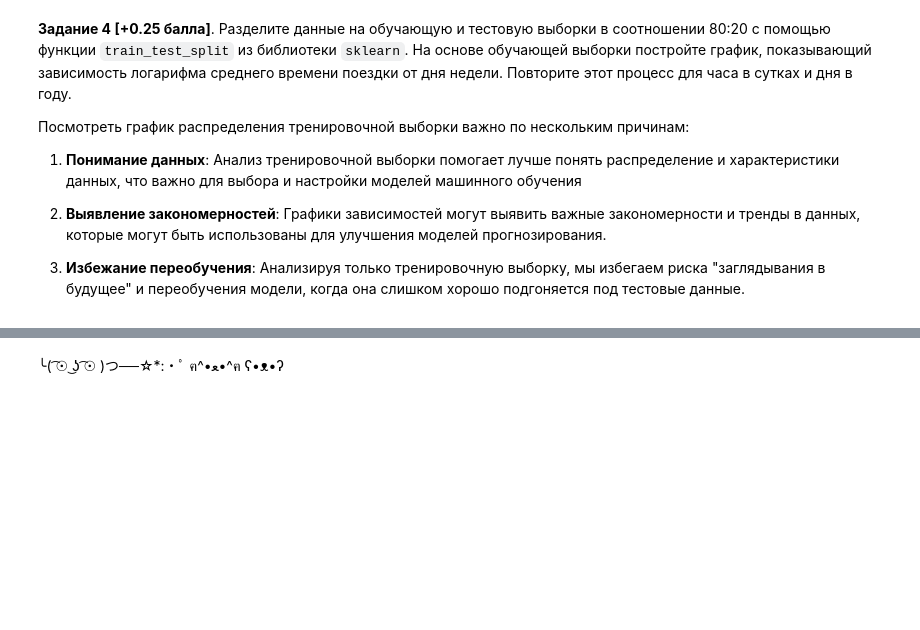
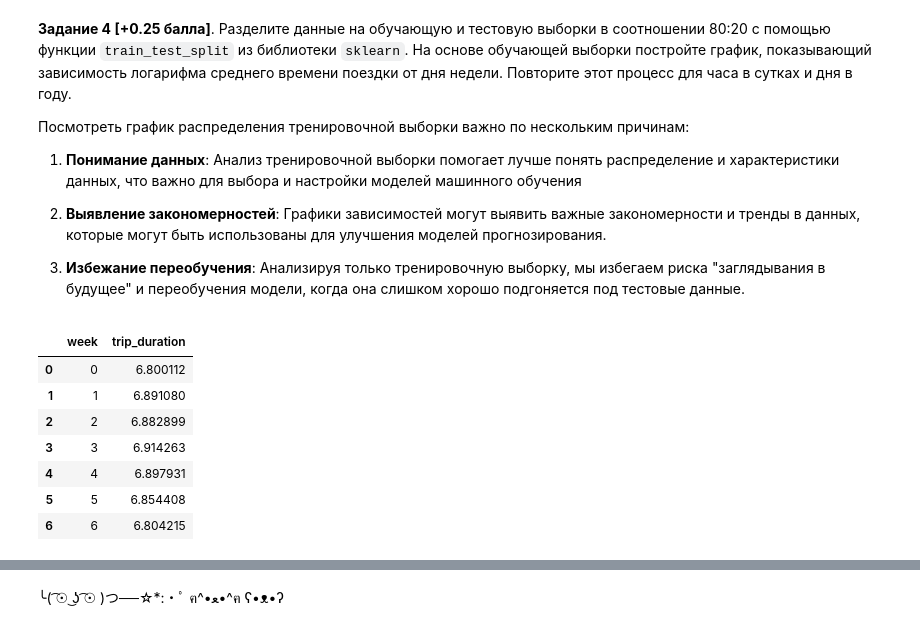
Before and after one commit to diwwae/MatModSchool, a Jupyter notebook: Мат_мод_Учебный_кейс_ipynb.ipynb, the cells around one changed output, grey strips where cells are left out. Cells and saved outputs as stored; diff of their text form; code cells hidden in the pictures; blank space fills up the shorter version.

```diff
--- a/Мат_мод_Учебный_кейс_ipynb.ipynb
+++ b/Мат_мод_Учебный_кейс_ipynb.ipynb
@@ -223,0 +218,13 @@ X_train, X_test, y_train, y_test = train_test_split(X, y, test_size=0.2, random_
+# %%
+mean_week_duration = train_data.groupby('week')['trip_duration'].mean()
+mean_week_duration = pd.DataFrame({'week':mean_week_duration.index, 'trip_duration':np.log(mean_week_duration.values)})
+mean_week_duration
+# %% [output]
+|  | week | trip_duration |
+| 0 | 0 | 6.800112 |
+| 1 | 1 | 6.891080 |
+| 2 | 2 | 6.882899 |
+| 3 | 3 | 6.914263 |
+| 4 | 4 | 6.897931 |
+| 5 | 5 | 6.854408 |
+| 6 | 6 | 6.804215 |
```
Also changed, not shown: parts of 5 cells of this notebook.
